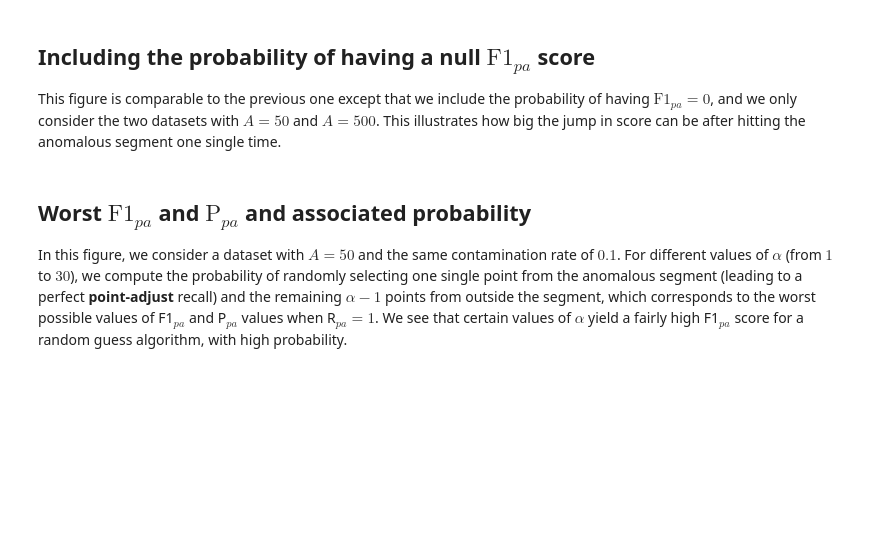
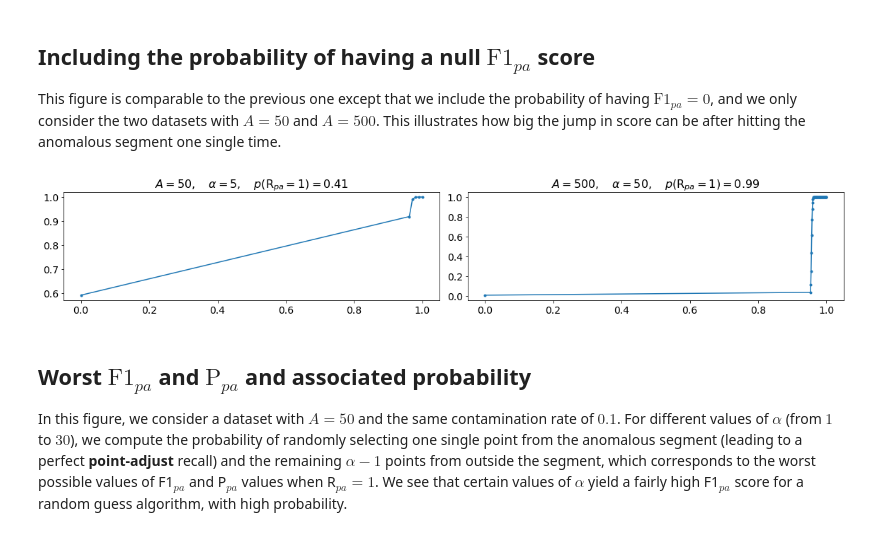
Before and after one commit to amsehili/MVTSEvalPaper, a Jupyter notebook: notebooks/Figures.ipynb, the cells around one changed output. Cells and saved outputs as stored; diff of their text form; code cells hidden in the pictures; blank space fills up the shorter version.

```diff
--- a/notebooks/Figures.ipynb
+++ b/notebooks/Figures.ipynb
@@ -108,35 +114,40 @@ for i, A in enumerate([50, 500]):
 
     T = A / 0.1
     alpha = int(T * h)
 
     # nb hits of anomalous segment
     n_hits = np.arange(0, alpha + 1)
     # point-adjust True Positive
     TP_pa = np.array([0 if n == 0 else A for n in n_hits])
 
     # probability of perfect point-adjust recall
     proba_perfect_R_pa = 1 - (1 - r) ** alpha
 
     # point-adjust precision for each number of hits
     P_pa = TP_pa / (TP_pa + alpha - n_hits)
     F1_pa = (2 * P_pa * 1) / (P_pa + 1 + 1e-10)
 
     cdf = binom.cdf(k=n_hits, n=alpha, p=r)
 
     plt.subplot(1, 2, i + 1)
     plt.plot(F1_pa, cdf, ".-")
 
     plt.title(
         f"$A={A}, \quad \\alpha={alpha}, \quad$"
         + "$p($" + "R$_"
         + "{"
         + "pa"
         + "}=1)="
         + f"{round(proba_perfect_R_pa, 2)}$",
-        fontsize=14,
+        fontsize=16,
     )
+    plt.xticks(fontsize=14)
+    plt.yticks(fontsize=14)
 
-    plt.tight_layout()
+plt.tight_layout()
+plt.savefig("figures/f1-cdf-full.pdf", bbox_inches="tight")
+# %% [output]
+[figure, added]
 # %% [markdown]
 ## Worst $\text{F1}_{pa}$ and $\text{P}_{pa}$ and associated probability
 In this figure, we consider a dataset with $A=50$ and the same contamination rate of $0.1$. For different values of $\alpha$ (from $1$ to $30$), we compute the probability of randomly selecting one single point from the anomalous segment (leading to a perfect **point-adjust** recall) and the remaining $\alpha - 1$ points from outside the segment, which corresponds to the worst possible values of F1$_{pa}$ and P$_{pa}$ values when R$_{pa}=1$. We see that certain values of $\alpha$ yield a fairly high F1$_{pa}$ score for a random guess algorithm, with high probability.
```
Also changed, not shown: parts of 4 cells of this notebook.
